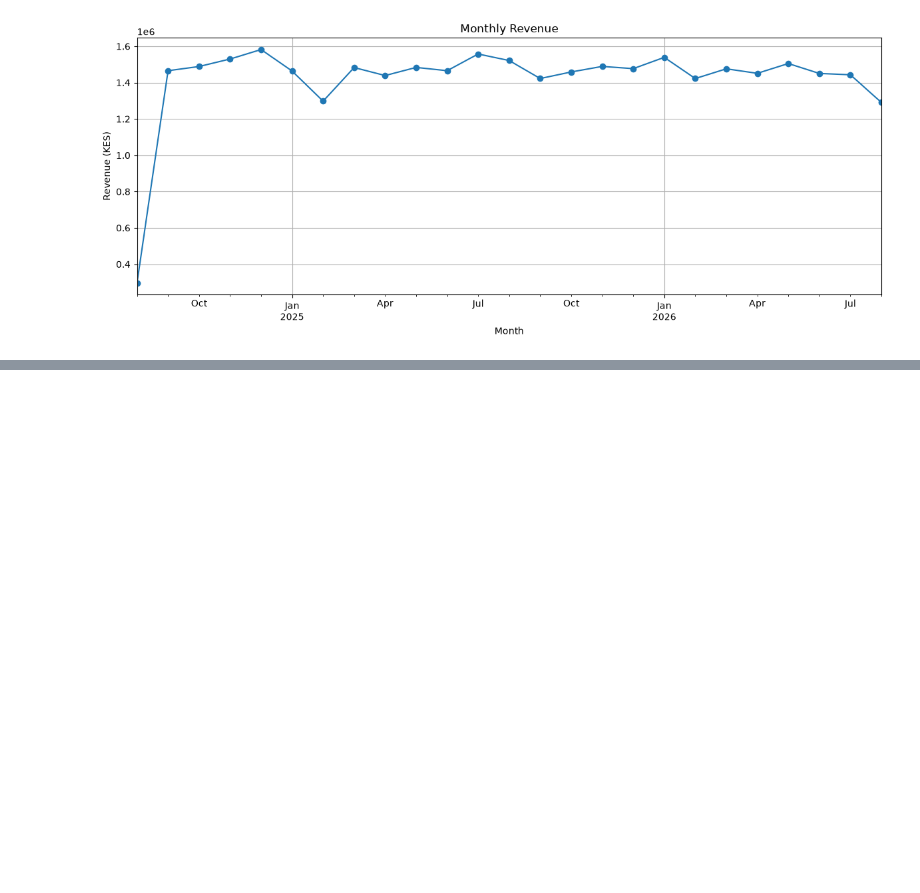
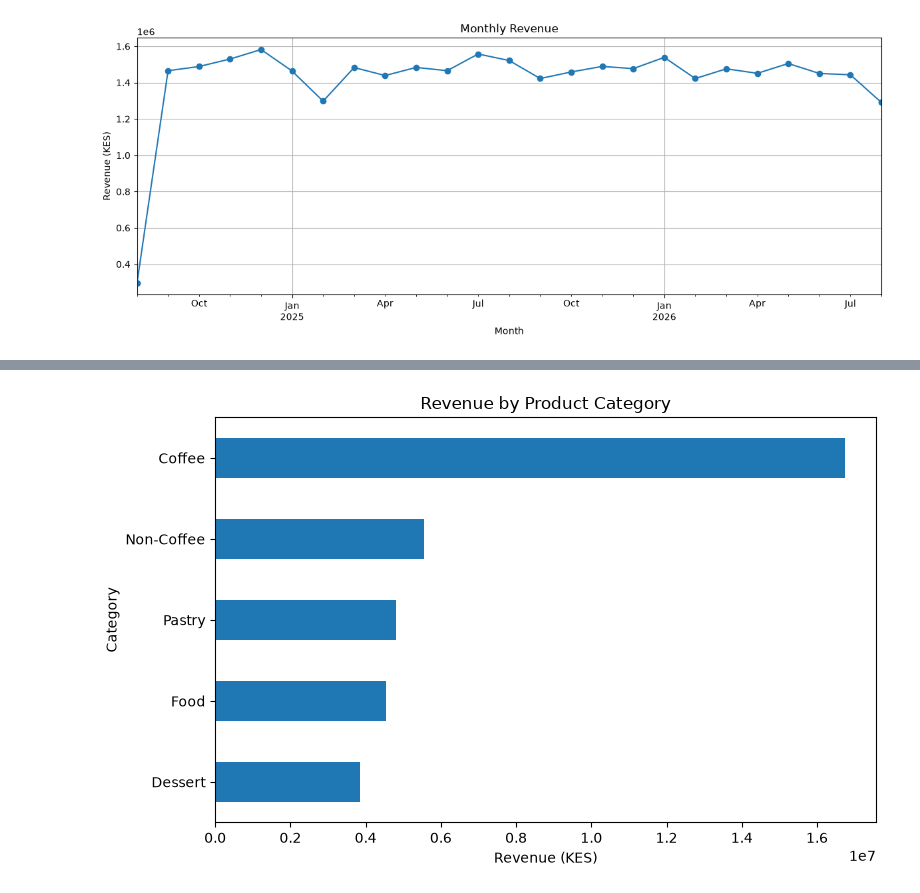
Before and after one commit to whitneygituara/brew-bean-sales-analysis, a Jupyter notebook: notebooks/03_exploratory_analysis.ipynb, the cells around one changed output, grey strips where cells are left out. Drawn from its saved outputs; the diff is of its cells as text; code cells hidden in the pictures; blank space fills up the shorter version.

```diff
--- a/notebooks/03_exploratory_analysis.ipynb
+++ b/notebooks/03_exploratory_analysis.ipynb
@@ -266,0 +269,9 @@ plt.show()
+# %%
+category_sales = (
+    sales_df
+    .groupby("Category")["Total_Amount"]
+    .sum()
+    .sort_values(ascending=False)
+)
+
+category_sales
@@ -266,0 +286,13 @@ plt.show()
+# %%
+plt.figure(figsize=(8,5))
+
+category_sales.sort_values().plot(kind="barh")
+
+plt.title("Revenue by Product Category")
+plt.ylabel("Category")
+plt.xlabel("Revenue (KES)")
+
+plt.tight_layout()
+plt.show()
+# %% [output]
+[figure, added]
```
Also changed, not shown: parts of 20 cells of this notebook, 5 other files.
